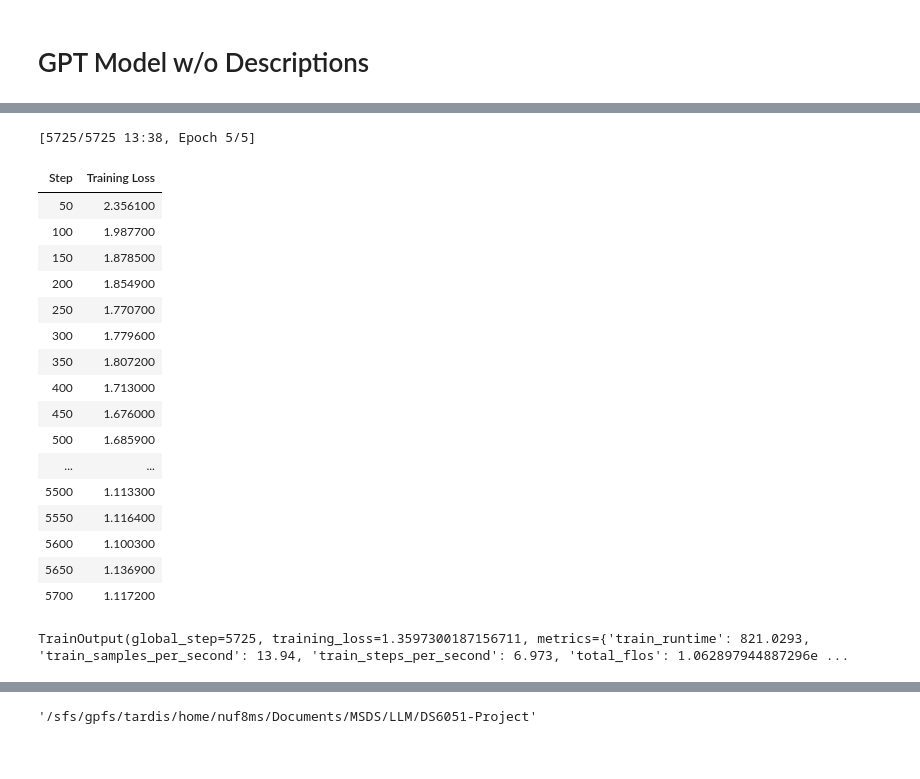
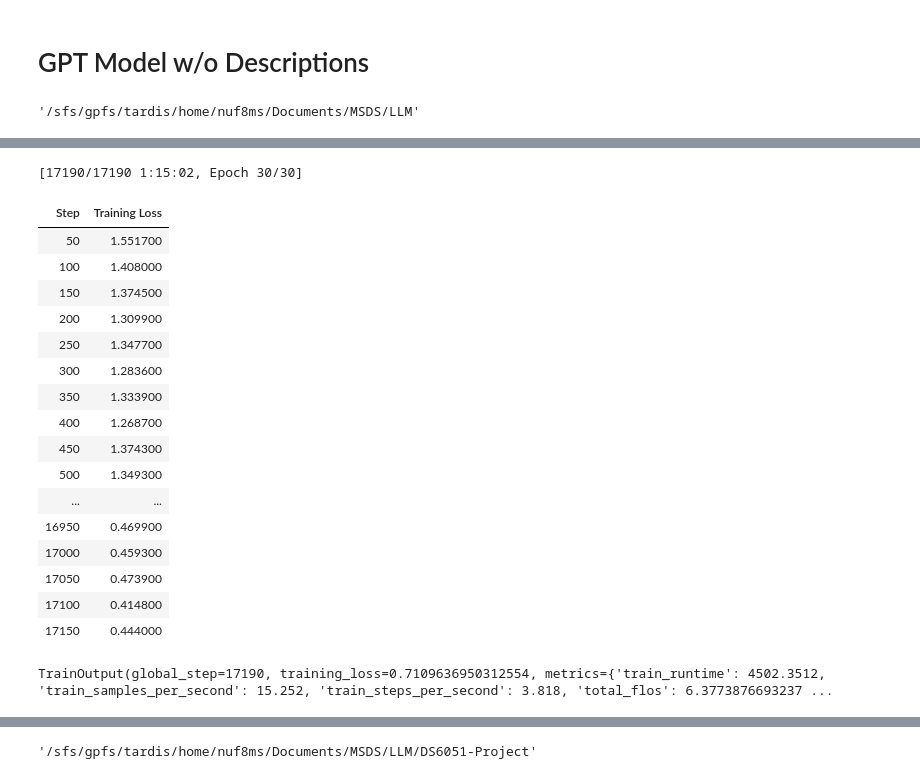
Before and after one commit to trenton-slocum/Playlist-Generator-GPT2Med, a Jupyter notebook: Model_Test.ipynb, the cells around one changed output, grey strips where cells are left out. Drawn from its saved outputs; the diff is of its cells as text; code cells hidden in the pictures.

Commit message:
Updated Model_Test file

```diff
--- a/Model_Test.ipynb
+++ b/Model_Test.ipynb
@@ -8,9 +8,15 @@ from transformers import GPT2Tokenizer, GPT2LMHeadModel
 from transformers import Trainer, TrainingArguments
 import os
 import csv
+# %%
+os.chdir('..')
+os.getcwd()
+# %% [output]
+'/sfs/gpfs/tardis/home/nuf8ms/Documents/MSDS/LLM'
 # %%
-df2 = pd.read_csv('Playlist_data_with_lyrics.csv')
-df = pd.read_csv('playlist_data.csv')
+df2 = pd.read_csv('DS6051-Project/Playlist_data_with_lyrics.csv')
+df3 = pd.read_csv('DS6051-Project/playlist_data.csv')
+df = pd.read_csv('Additional Data/Combined_Songs_Artists.csv')
 # %%
 import pandas as pd
 from datasets import Dataset
@@ -19,26 +25,42 @@ import ast
 # Load and parse the dataset
 
 # Convert stringified lists to actual lists
-for col in ['Playlist_Songs', 'Playlist_Artists']:
-    df[col] = df[col].apply(lambda x: ast.literal_eval(x) if isinstance(x, str) else x)
+# for col in ['Playlist_Songs', 'Playlist_Artists']:
+#     df[col] = df[col].apply(lambda x: ast.literal_eval(x) if isinstance(x, str) else x)
+
+df["Playlist_Songs"] = df["Playlist_Songs"].apply(lambda x: ast.literal_eval(x) if isinstance(x, str) else x)
 
 ## Training Targets 1st Iteration, 3 epoch Loss ~ 3, 5 epoch Loss ~ 2.5
+## playlist_data.csv
 # Create prompt + output text for GPT-2 training
 # def format_example(row):
 #     song_lines = [f"{s} - {a}" for s, a in zip(row['Playlist_Songs'], row['Playlist_Artists'])]
 #     return f"### Prompt: {row['Playlist_Name']}\n### Playlist:\n" + "\n".join(song_lines)
 
 ## Training Targets 2nd Iteration, 5 epoch Loss ~ 1.3
+## playlist_data.csv
 # def format_example(row):
 #     lines = [f"[SONG] {s} [ARTIST] {a}" for s, a in zip(row["Playlist_Songs"], row["Playlist_Artists"])]
 #     return f"### Prompt: {row['Playlist_Name']}\n### Playlist:\n" + "\n".join(lines)
 
-## Training targets 3rd Iteration, 5 epoch Loss ~
+## Training targets 3rd Iteration, 5 epoch Loss ~ 1.35
+## playlist_data.csv
+# def format_example(row):
+#     lines = [f"[SONG] {song} [ARTIST] {artist}" for song, artist in zip(row["Playlist_Songs"], row["Playlist_Artists"])]
+#     playlist_body = "\n".join(lines)
+
+#     # Include Playlist_Description in the prompt for training only
+#     return (
+#         f"### Prompt: {row['Playlist_Name']}\n"
+#         f"### Description: {row['Playlist_Description']}\n"
+#         f"### Playlist:\n{playlist_body}"
+#     )
+
+## Training targets 4th Iteration,
+## Combined_Songs_Artists.csv
 def format_example(row):
-    lines = [f"[SONG] {song} [ARTIST] {artist}" for song, artist in zip(row["Playlist_Songs"], row["Playlist_Artists"])]
-    playlist_body = "\n".join(lines)
-
-    # Include Playlist_Description in the prompt for training only
+    # Use the song-artist strings as-is
+    playlist_body = "\n".join(row["Playlist_Songs"])
     return (
         f"### Prompt: {row['Playlist_Name']}\n"
         f"### Description: {row['Playlist_Description']}\n"
@@ -71,9 +93,9 @@ from transformers import Trainer, TrainingArguments
 import torch
 
 training_args = TrainingArguments(
-    output_dir="./gpt2_playlist_model_w_Descriptions",
+    output_dir="./DS6051-Project/models/gpt2_Combined_Song_Artists",
     overwrite_output_dir=True,
-    num_train_epochs=5,
+    num_train_epochs=30,
     per_device_train_batch_size=2,
     save_steps=500,
     save_total_limit=2,
@@ -95,19 +116,19 @@ Detected kernel version 4.18.0, which is below the recommended minimum of 5.5.0;
-[5725/5725 13:38, Epoch 5/5]
+[17190/17190 1:15:02, Epoch 30/30]
 | Step | Training Loss |
-| 50 | 2.356100 |
-| 100 | 1.987700 |
-| 150 | 1.878500 |
-| 200 | 1.854900 |
-| 250 | 1.770700 |
-| 300 | 1.779600 |
-| 350 | 1.807200 |
-| 400 | 1.713000 |
-| 450 | 1.676000 |
-| 500 | 1.685900 |
+| 50 | 1.551700 |
+| 100 | 1.408000 |
+| 150 | 1.374500 |
+| 200 | 1.309900 |
+| 250 | 1.347700 |
+| 300 | 1.283600 |
+| 350 | 1.333900 |
+| 400 | 1.268700 |
+| 450 | 1.374300 |
+| 500 | 1.349300 |
 | ... | ... |
-| 5500 | 1.113300 |
-| 5550 | 1.116400 |
-| 5600 | 1.100300 |
-| 5650 | 1.136900 |
-| 5700 | 1.117200 |
+| 16950 | 0.469900 |
+| 17000 | 0.459300 |
+| 17050 | 0.473900 |
+| 17100 | 0.414800 |
+| 17150 | 0.444000 |
-TrainOutput(global_step=5725, training_loss=1.3597300187156711, metrics={'train_runtime': 821.0293, 'train_samples_per_second': 13.94, 'train_steps_per_second': 6.973, 'total_flos': 1.062897944887296e ...
+TrainOutput(global_step=17190, training_loss=0.7109636950312554, metrics={'train_runtime': 4502.3512, 'train_samples_per_second': 15.252, 'train_steps_per_second': 3.818, 'total_flos': 6.3773876693237 ...
```
Also changed, not shown: parts of 4 cells of this notebook.
